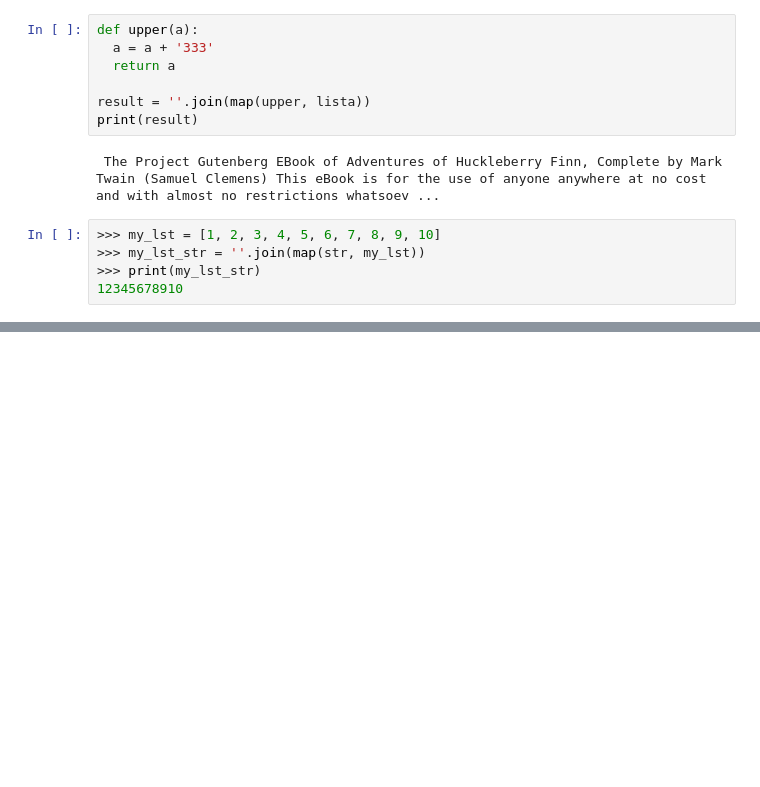
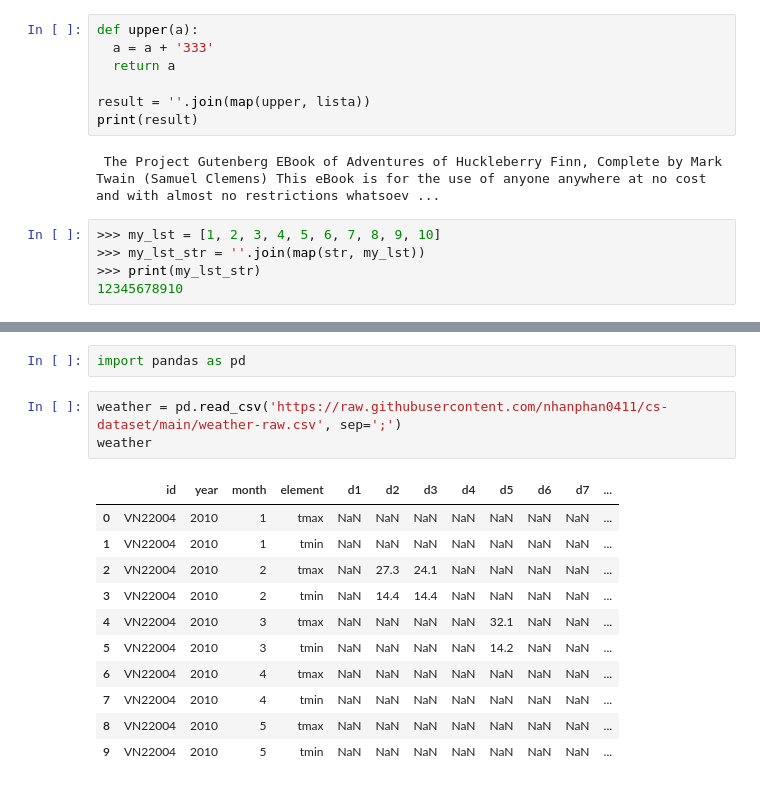
Before and after one commit to erynnguyen/python101, a Jupyter notebook: pandasexam.ipynb, the cells around one changed output, grey strips where cells are left out. Drawn from its saved outputs; the diff is of its cells as text; blank space fills up the shorter version.

```diff
--- a/pandasexam.ipynb
+++ b/pandasexam.ipynb
@@ -196,0 +250,17 @@ print(result)
+# %%
+import pandas as pd
+# %%
+weather = pd.read_csv('https://raw.githubusercontent.com/nhanphan0411/cs-dataset/main/weather-raw.csv', sep=';')
+weather
+# %% [output]
+|  | id | year | month | element | d1 | d2 | d3 | d4 | d5 | d6 | d7 | ... |
+| 0 | VN22004 | 2010 | 1 | tmax | NaN | NaN | NaN | NaN | NaN | NaN | NaN | ... |
+| 1 | VN22004 | 2010 | 1 | tmin | NaN | NaN | NaN | NaN | NaN | NaN | NaN | ... |
+| 2 | VN22004 | 2010 | 2 | tmax | NaN | 27.3 | 24.1 | NaN | NaN | NaN | NaN | ... |
+| 3 | VN22004 | 2010 | 2 | tmin | NaN | 14.4 | 14.4 | NaN | NaN | NaN | NaN | ... |
+| 4 | VN22004 | 2010 | 3 | tmax | NaN | NaN | NaN | NaN | 32.1 | NaN | NaN | ... |
+| 5 | VN22004 | 2010 | 3 | tmin | NaN | NaN | NaN | NaN | 14.2 | NaN | NaN | ... |
+| 6 | VN22004 | 2010 | 4 | tmax | NaN | NaN | NaN | NaN | NaN | NaN | NaN | ... |
+| 7 | VN22004 | 2010 | 4 | tmin | NaN | NaN | NaN | NaN | NaN | NaN | NaN | ... |
+| 8 | VN22004 | 2010 | 5 | tmax | NaN | NaN | NaN | NaN | NaN | NaN | NaN | ... |
+| 9 | VN22004 | 2010 | 5 | tmin | NaN | NaN | NaN | NaN | NaN | NaN | NaN | ... |
```
Also changed, not shown: parts of 9 cells of this notebook, 5 other files.
